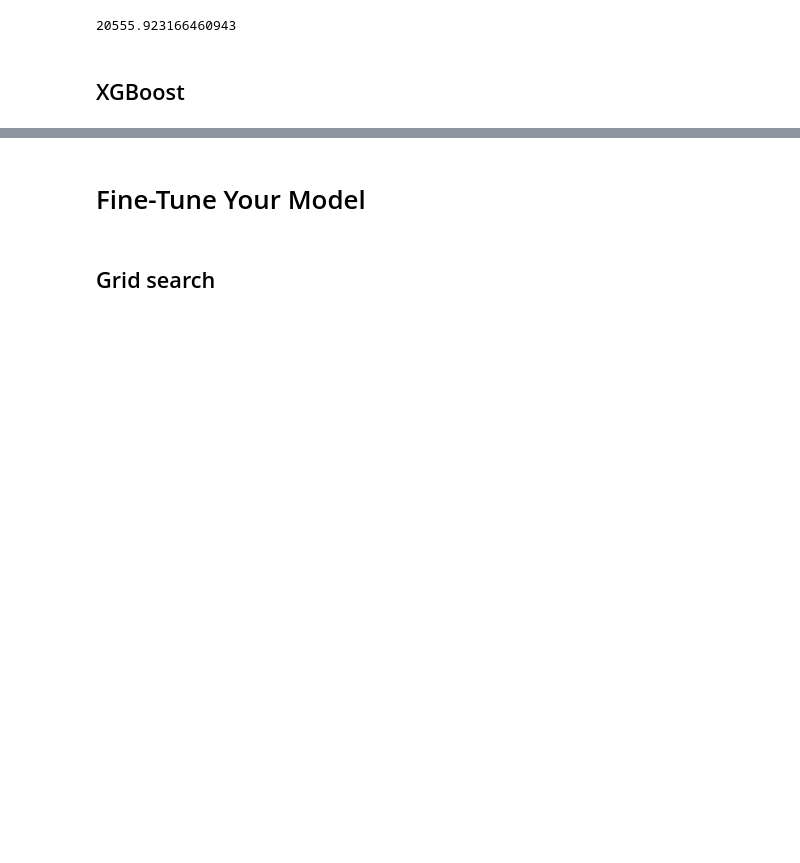
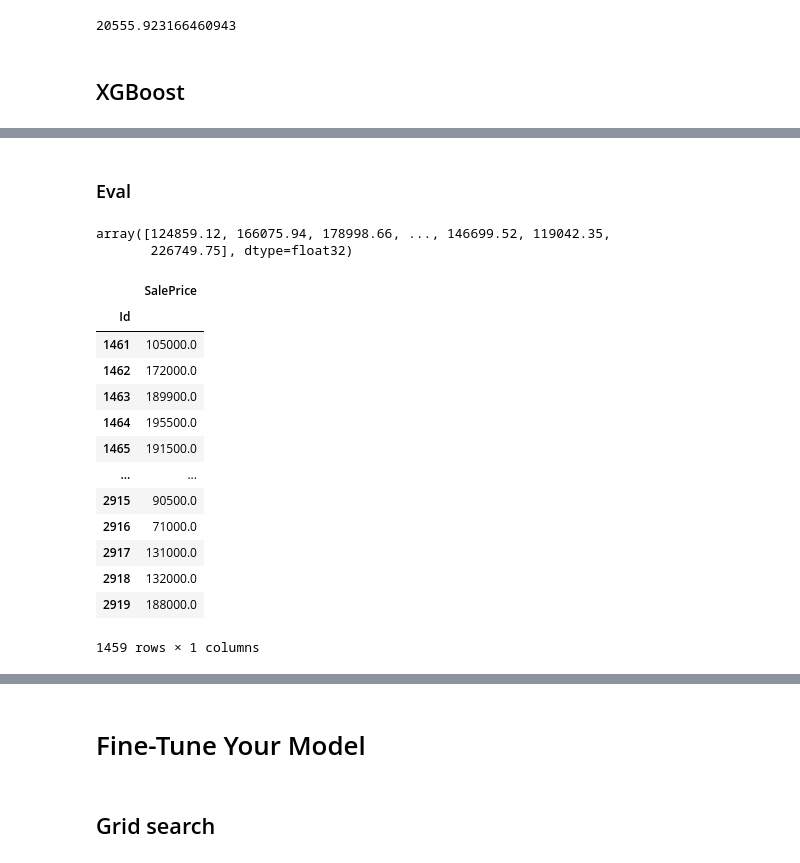
Before and after one commit to furyhawk/housing, a Jupyter notebook: housing-simple-pipeline.ipynb, the cells around one changed output, grey strips where cells are left out. Cells and saved outputs as stored; diff of their text form; code cells hidden in the pictures; blank space fills up the shorter version.

```diff
--- a/housing-simple-pipeline.ipynb
+++ b/housing-simple-pipeline.ipynb
@@ -26,6 +26,7 @@ for dirname, _, filenames in os.walk('/kaggle/input'):
 # %%
 train = pd.read_csv("../input/house-prices-advanced-regression-techniques/train.csv",index_col='Id')
 test = pd.read_csv("../input/house-prices-advanced-regression-techniques/test.csv",index_col='Id')
+y_best = pd.read_csv("../input/house-prices-advanced-regression-techniques/result-with-best.csv",index_col='Id')
 
 sample_submission = pd.read_csv("../input/house-prices-advanced-regression-techniques/sample_submission.csv")
 with open('../input/house-prices-advanced-regression-techniques/data_description.txt') as f:
@@ -459,0 +457,2 @@ xgb_rmse
+# %% [markdown]
+### Eval
@@ -459,0 +475,22 @@ xgb_rmse
+# %%
+y_eval
+# %% [output]
+array([124859.12, 166075.94, 178998.66, ..., 146699.52, 119042.35,
+       226749.75], dtype=float32)
+# %%
+y_best
+# %% [output]
+|  | SalePrice |
+| Id |  |
+| 1461 | 105000.0 |
+| 1462 | 172000.0 |
+| 1463 | 189900.0 |
+| 1464 | 195500.0 |
+| 1465 | 191500.0 |
+| ... | ... |
+| 2915 | 90500.0 |
+| 2916 | 71000.0 |
+| 2917 | 131000.0 |
+| 2918 | 132000.0 |
+| 2919 | 188000.0 |
+1459 rows × 1 columns
```
Also changed, not shown: parts of 48 cells of this notebook.
